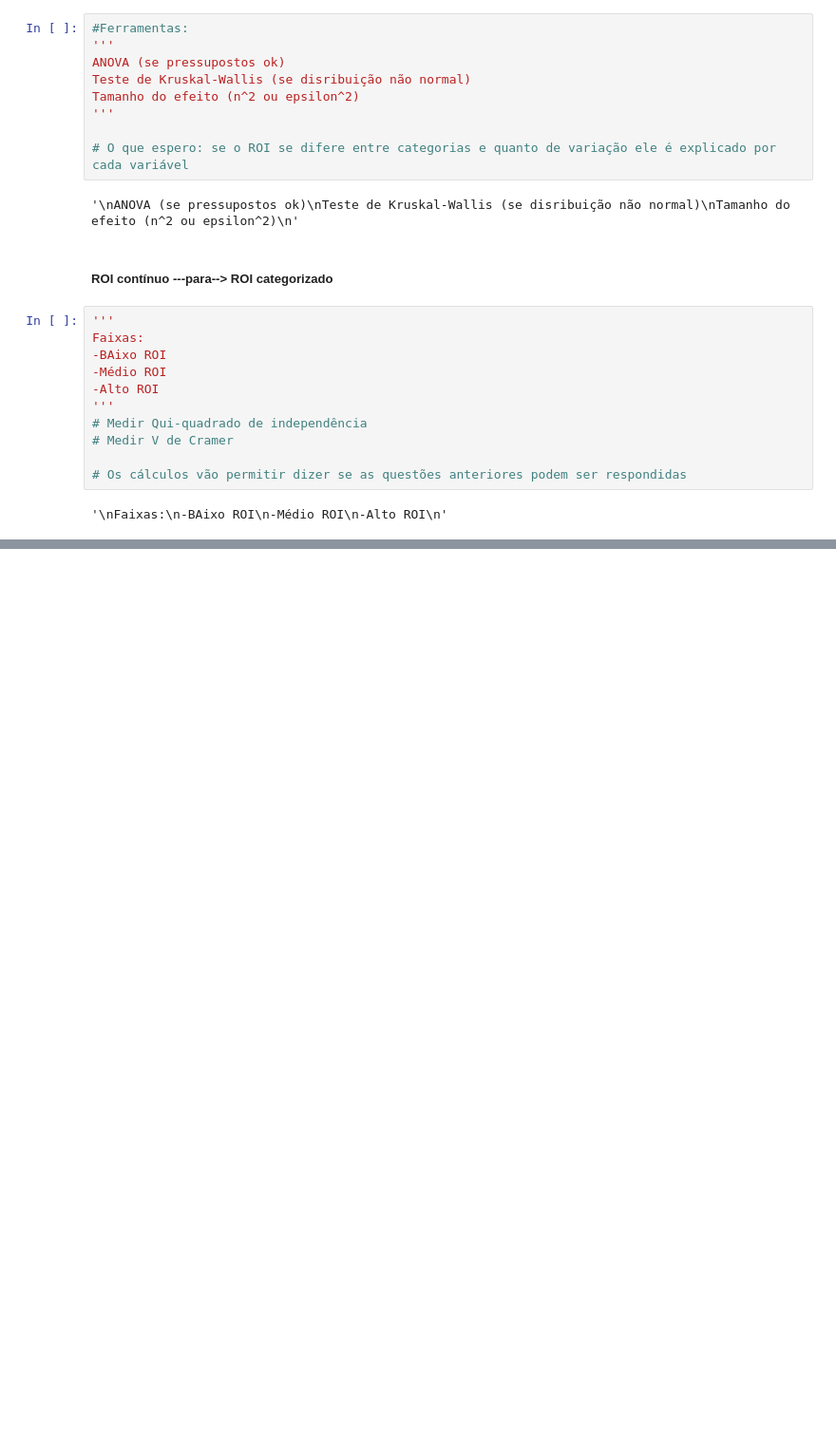
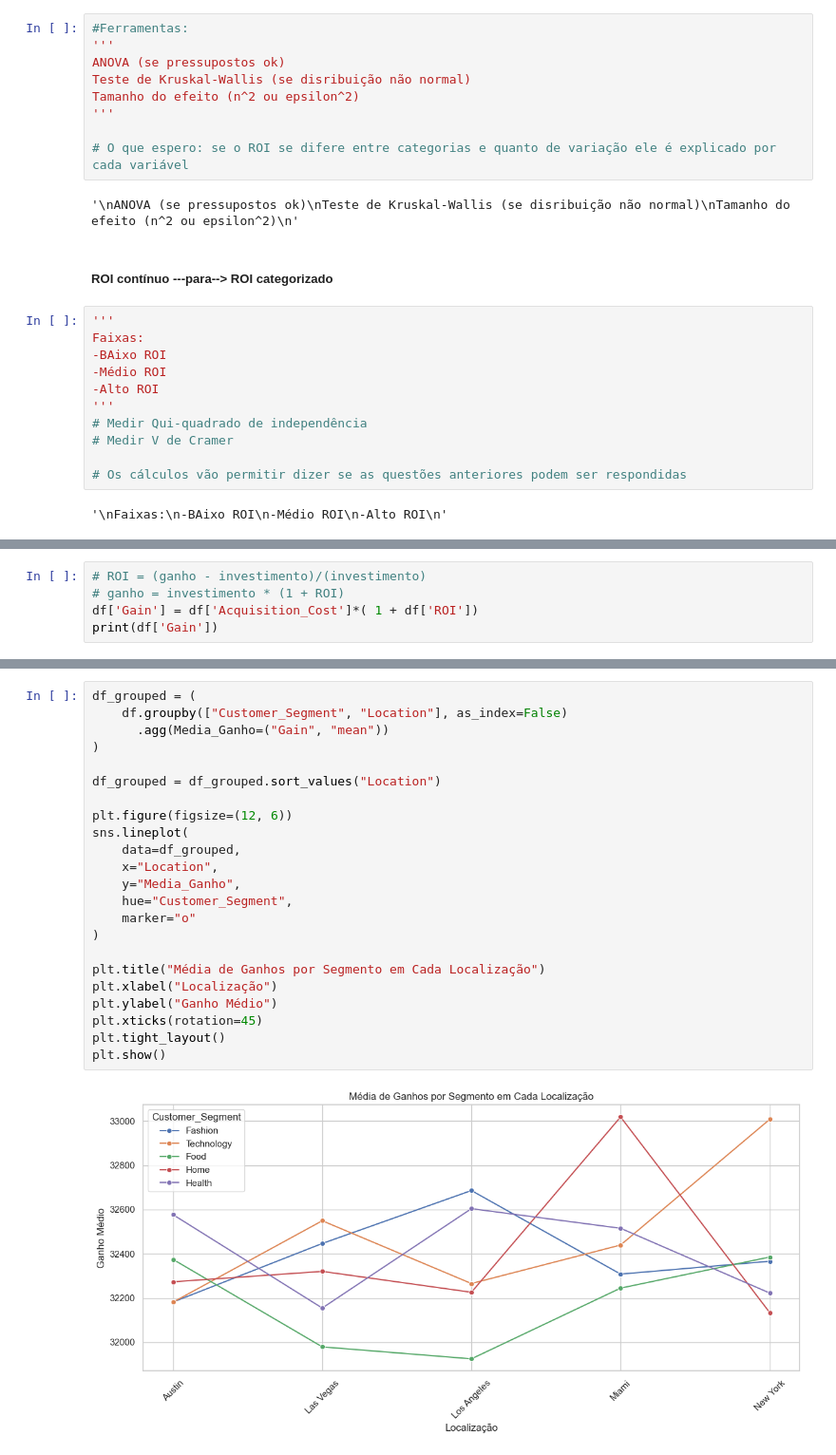
Before and after one commit to Draky-Rollgard/Consumo_propagandas, a Jupyter notebook: notebooks/Graficos.ipynb, the cells around one changed output, grey strips where cells are left out. Shown: that part at 95% size. Saved outputs shown, nothing was run; the diff lists cells and outputs as text; blank space fills up the shorter version.

```diff
--- a/notebooks/Graficos.ipynb
+++ b/notebooks/Graficos.ipynb
@@ -496,0 +499,5 @@ Faixas:
+# %%
+# ROI = (ganho - investimento)/(investimento)
+# ganho = investimento * (1 + ROI)
+df['Gain'] = df['Acquisition_Cost']*( 1 + df['ROI'])
+print(df['Gain'])
@@ -496,0 +537,25 @@ Faixas:
+# %%
+df_grouped = (
+    df.groupby(["Customer_Segment", "Location"], as_index=False)
+      .agg(Media_Ganho=("Gain", "mean"))
+)
+
+df_grouped = df_grouped.sort_values("Location")
+
+plt.figure(figsize=(12, 6))
+sns.lineplot(
+    data=df_grouped,
+    x="Location",
+    y="Media_Ganho",
+    hue="Customer_Segment",
+    marker="o"
+)
+
+plt.title("Média de Ganhos por Segmento em Cada Localização")
+plt.xlabel("Localização")
+plt.ylabel("Ganho Médio")
+plt.xticks(rotation=45)
+plt.tight_layout()
+plt.show()
+# %% [output]
+[figure, added]
```
Also changed, not shown: parts of 16 cells of this notebook, 1 other file.
